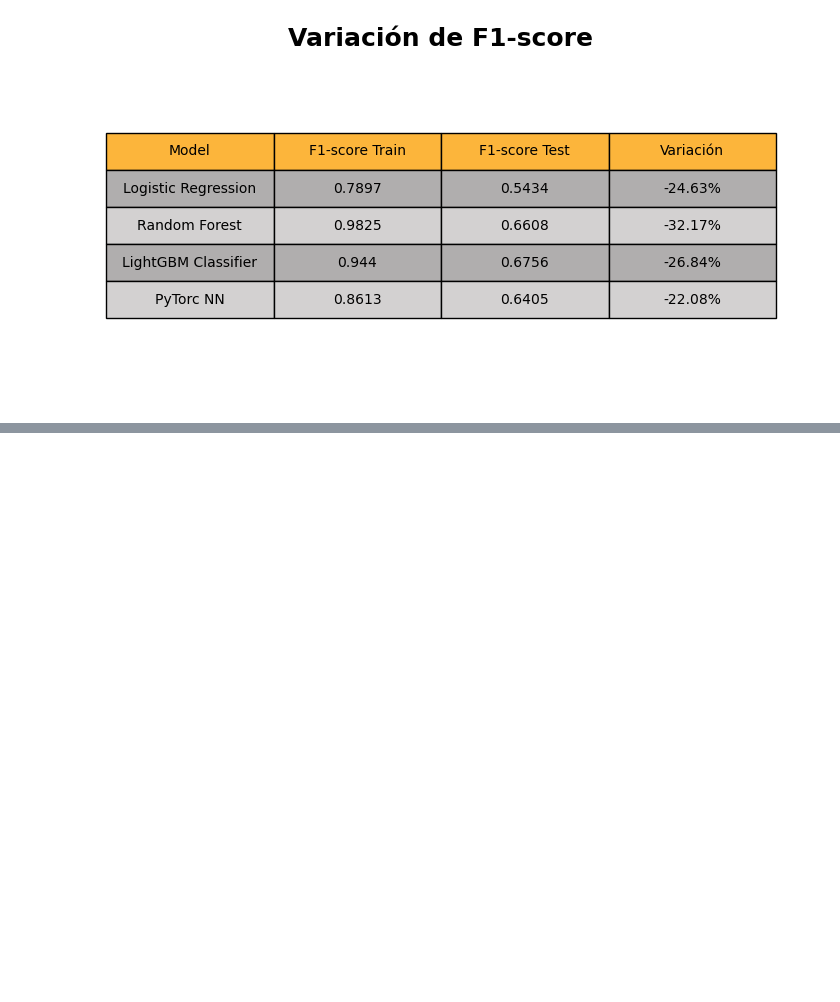
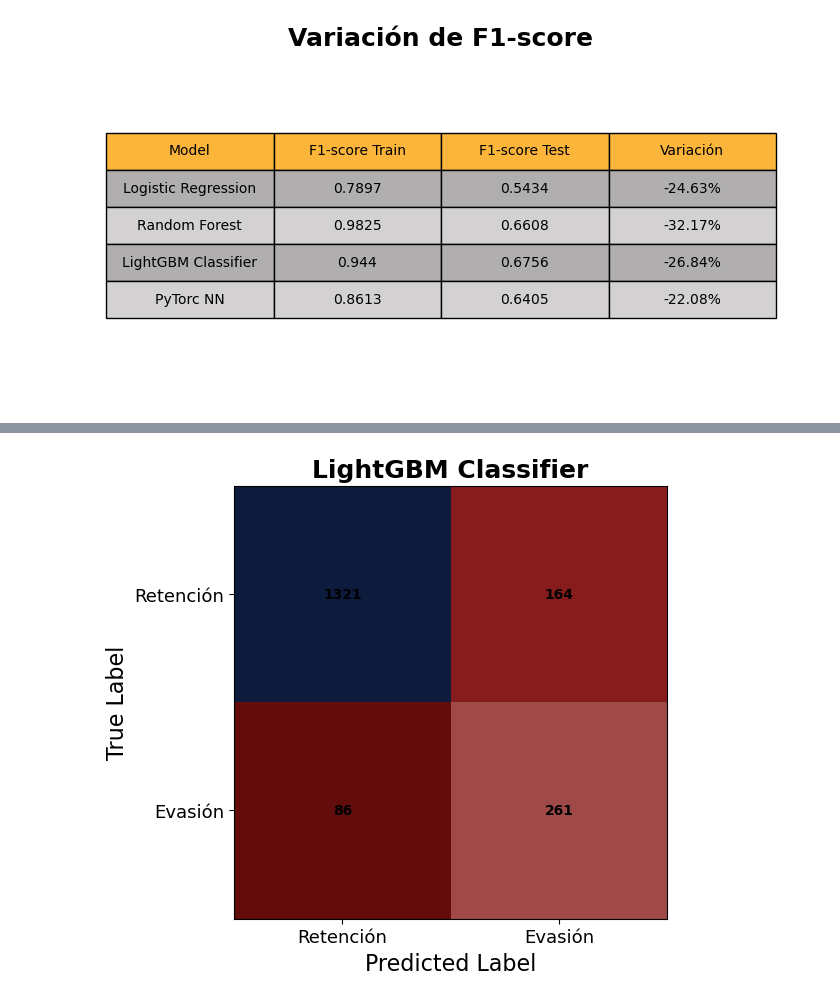
Before and after one commit to ignaciomajo/velarion_fintech, a Jupyter notebook: Modeling_Velarion.ipynb, the cells around one changed output, grey strips where cells are left out. Cells and saved outputs as stored; diff of their text form; code cells hidden in the pictures; blank space fills up the shorter version.

```diff
--- a/Modeling_Velarion.ipynb
+++ b/Modeling_Velarion.ipynb
@@ -3946,0 +4055,9 @@ array([160,  43, 149,  77, 241, 104, 225, 330,  64, 180,  60,  69,  59,
+# %%
+plot_conf_mat(model=lgbm,
+              x=X_test,
+              y=y_test,
+              name='LightGBM Classifier',
+              save='confmat_lgbm',
+              umbral=0.37)
+# %% [output]
+[figure, added]
```
Also changed, not shown: parts of 73 cells of this notebook, 2 other files.
